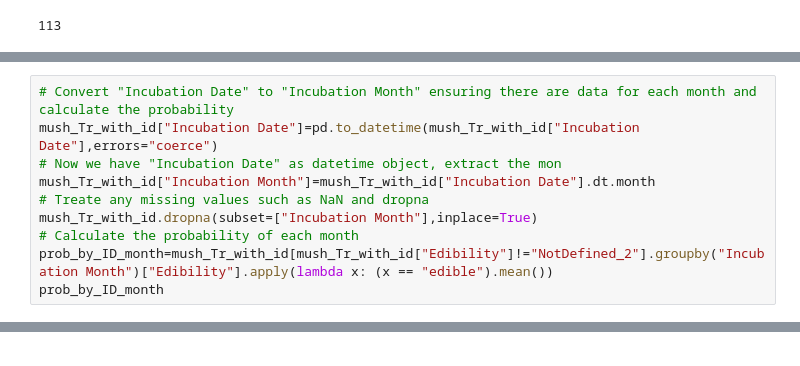
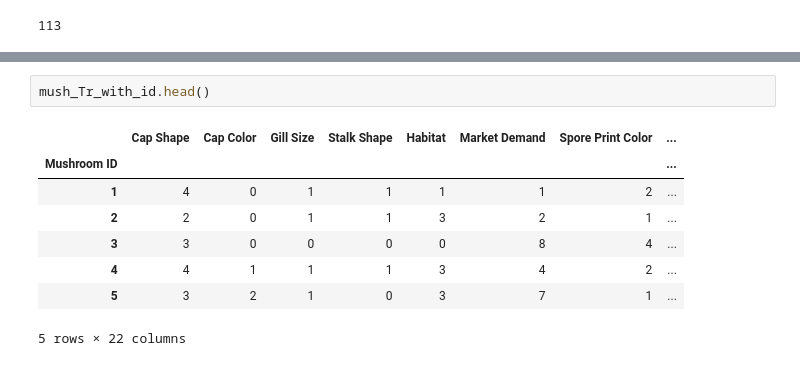
Before and after one commit to xiu-shi/DA_L7, a Jupyter notebook: L7_term2/CA1_data_exp_vis_prep/CA1第五版improve_mush_mush_Tr.ipynb.ipynb.ipynb, the cells around one changed output, grey strips where cells are left out. Cells and saved outputs as stored; diff of their text form.

```diff
--- a/L7_term2/CA1_data_exp_vis_prep/CA1第五版improve_mush_mush_Tr.ipynb.ipynb.ipynb
+++ b/L7_term2/CA1_data_exp_vis_prep/CA1第五版improve_mush_mush_Tr.ipynb.ipynb.ipynb
@@ -360,10 +324,0 @@ prob_by_temp_bins
-# %%
-# Convert "Incubation Date" to "Incubation Month" ensuring there are data for each month and calculate the probability
-mush_Tr_with_id["Incubation Date"]=pd.to_datetime(mush_Tr_with_id["Incubation Date"],errors="coerce")
-# Now we have "Incubation Date" as datetime object, extract the mon
-mush_Tr_with_id["Incubation Month"]=mush_Tr_with_id["Incubation Date"].dt.month
-# Treate any missing values such as NaN and dropna
-mush_Tr_with_id.dropna(subset=["Incubation Month"],inplace=True)
-# Calculate the probability of each month
-prob_by_ID_month=mush_Tr_with_id[mush_Tr_with_id["Edibility"]!="NotDefined_2"].groupby("Incubation Month")["Edibility"].apply(lambda x: (x == "edible").mean())
-prob_by_ID_month
@@ -371,0 +328,11 @@ prob_by_ID_month
+# %%
+mush_Tr_with_id.head()
+# %% [output]
+|  | Cap Shape | Cap Color | Gill Size | Stalk Shape | Habitat | Market Demand | Spore Print Color | ... |
+| Mushroom ID |  |  |  |  |  |  |  | ... |
+| 1 | 4 | 0 | 1 | 1 | 1 | 1 | 2 | ... |
+| 2 | 2 | 0 | 1 | 1 | 3 | 2 | 1 | ... |
+| 3 | 3 | 0 | 0 | 0 | 0 | 8 | 4 | ... |
+| 4 | 4 | 1 | 1 | 1 | 3 | 4 | 2 | ... |
+| 5 | 3 | 2 | 1 | 0 | 3 | 7 | 1 | ... |
+5 rows × 22 columns
```
Also changed, not shown: parts of 9 cells of this notebook.
